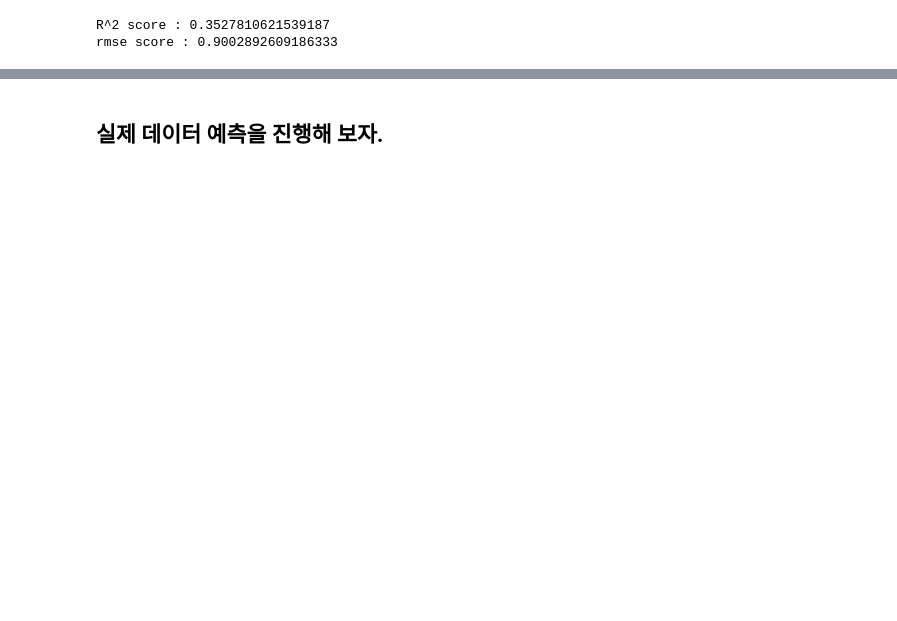
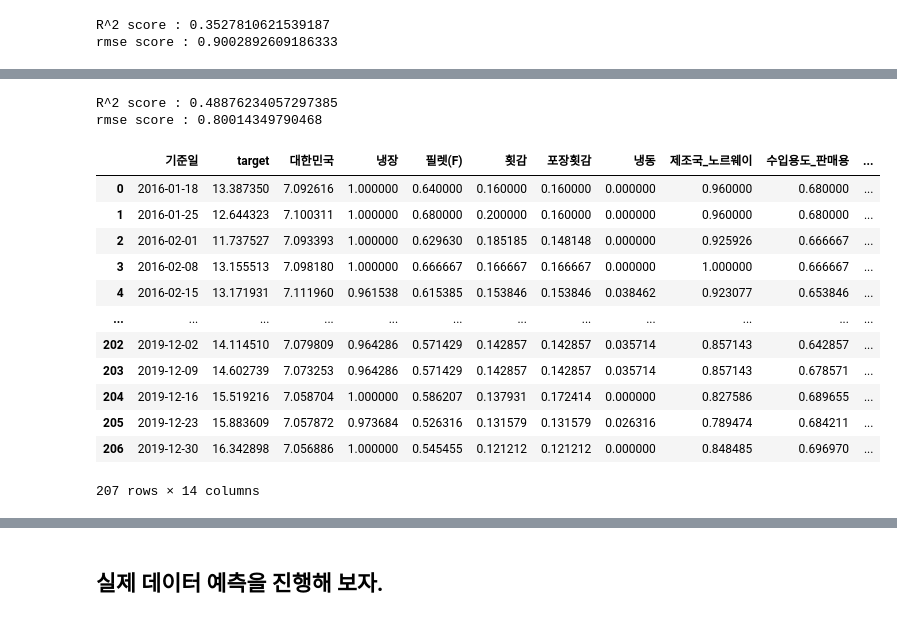
Before and after one commit to qkrwjdduf159/BigContest, a Jupyter notebook: final_analysis(연어).ipynb, the cells around one changed output, grey strips where cells are left out. Saved outputs shown, nothing was run; the diff lists cells and outputs as text; code cells hidden in the pictures; blank space fills up the shorter version.

```diff
--- a/final_analysis(연어).ipynb
+++ b/final_analysis(연어).ipynb
@@ -850,3 +952,41 @@ rmse score : 0.9002892609186333
+# %%
+# 이번에 사용할 모델은 voting을 사용한다.
+lr = LinearRegression()
+lgb = LGBMRegressor(random_state = 42)
+cat = CatBoostRegressor(random_state = 42,verbose = False, task_type = 'GPU')
+xgb = XGBRegressor(random_state = 42,tree_method = 'gpu_hist')
+ridge = Ridge(random_state = 42)
+rfg = RandomForestRegressor(random_state = 42)
+gb = GradientBoostingRegressor(random_state = 42)
+
+
+vo_reg = VotingRegressor(estimators = [('lr',lr),('lgb',lgb),('cat',cat),('xgb',xgb),('ridge',ridge),('rfg',rfg),('gb',gb)], n_jobs = 3)
+vo_reg.fit(X_train, y_train)
+y_pred = vo_reg.predict(X_test)
+
+RMSE = rmse(target['target'], y_pred)
+
+print('R^2 score :',r2_score(target['target'], y_pred))
+print('rmse score :',RMSE)
+# %% [output]
+R^2 score : 0.48876234057297385
+rmse score : 0.80014349790468
+# %%
+train_data
+# %% [output]
+|  | 기준일 | target | 대한민국 | 냉장 | 필렛(F) | 횟감 | 포장횟감 | 냉동 | 제조국_노르웨이 | 수입용도_판매용 | ... |
+| 0 | 2016-01-18 | 13.387350 | 7.092616 | 1.000000 | 0.640000 | 0.160000 | 0.160000 | 0.000000 | 0.960000 | 0.680000 | ... |
+| 1 | 2016-01-25 | 12.644323 | 7.100311 | 1.000000 | 0.680000 | 0.200000 | 0.160000 | 0.000000 | 0.960000 | 0.680000 | ... |
+| 2 | 2016-02-01 | 11.737527 | 7.093393 | 1.000000 | 0.629630 | 0.185185 | 0.148148 | 0.000000 | 0.925926 | 0.666667 | ... |
+| 3 | 2016-02-08 | 13.155513 | 7.098180 | 1.000000 | 0.666667 | 0.166667 | 0.166667 | 0.000000 | 1.000000 | 0.666667 | ... |
+| 4 | 2016-02-15 | 13.171931 | 7.111960 | 0.961538 | 0.615385 | 0.153846 | 0.153846 | 0.038462 | 0.923077 | 0.653846 | ... |
+| ... | ... | ... | ... | ... | ... | ... | ... | ... | ... | ... | ... |
+| 202 | 2019-12-02 | 14.114510 | 7.079809 | 0.964286 | 0.571429 | 0.142857 | 0.142857 | 0.035714 | 0.857143 | 0.642857 | ... |
+| 203 | 2019-12-09 | 14.602739 | 7.073253 | 0.964286 | 0.571429 | 0.142857 | 0.142857 | 0.035714 | 0.857143 | 0.678571 | ... |
+| 204 | 2019-12-16 | 15.519216 | 7.058704 | 1.000000 | 0.586207 | 0.137931 | 0.172414 | 0.000000 | 0.827586 | 0.689655 | ... |
+| 205 | 2019-12-23 | 15.883609 | 7.057872 | 0.973684 | 0.526316 | 0.131579 | 0.131579 | 0.026316 | 0.789474 | 0.684211 | ... |
+| 206 | 2019-12-30 | 16.342898 | 7.056886 | 1.000000 | 0.545455 | 0.121212 | 0.121212 | 0.000000 | 0.848485 | 0.696970 | ... |
+207 rows × 14 columns
 # %%
 import statsmodels.api as sm
 
```
Also changed, not shown: parts of 16 cells of this notebook.
